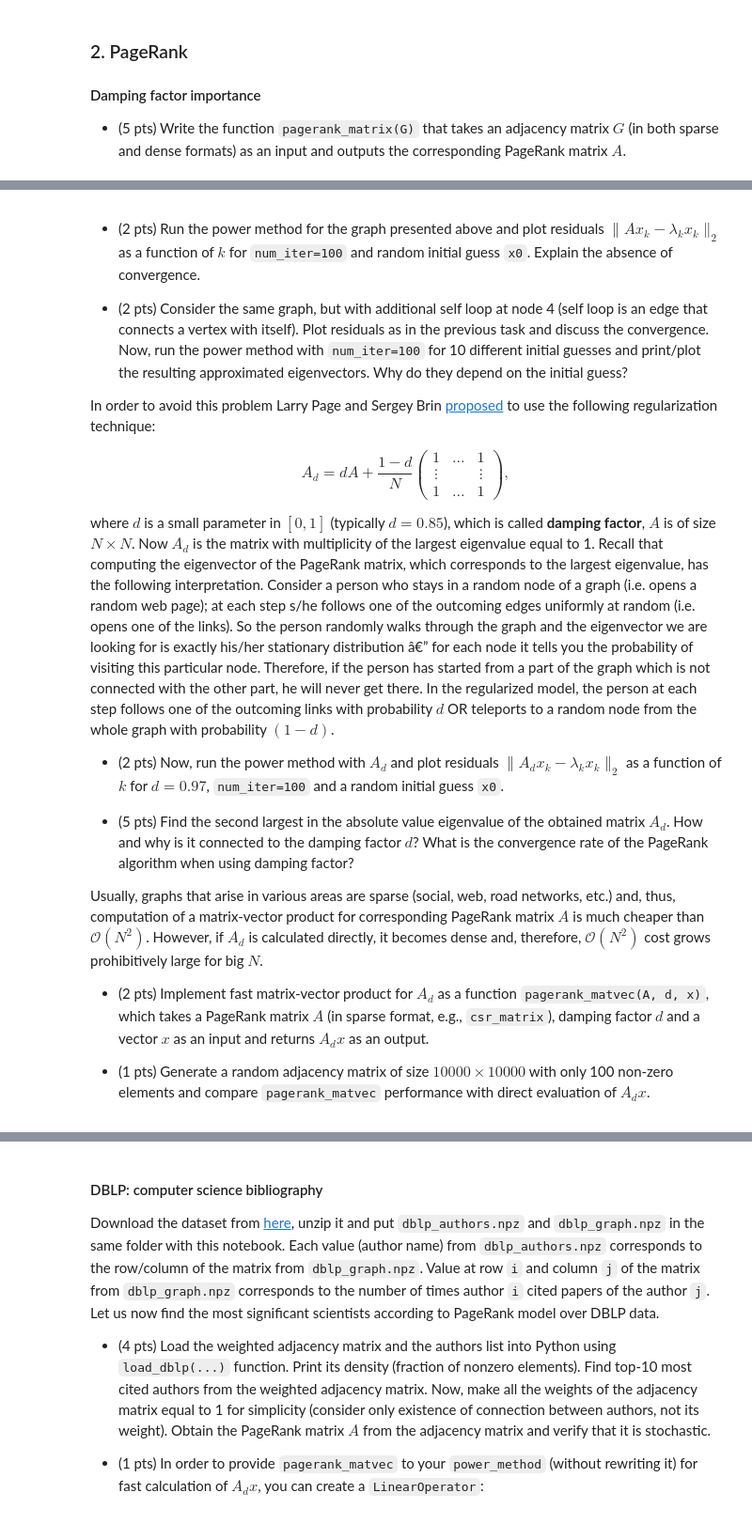
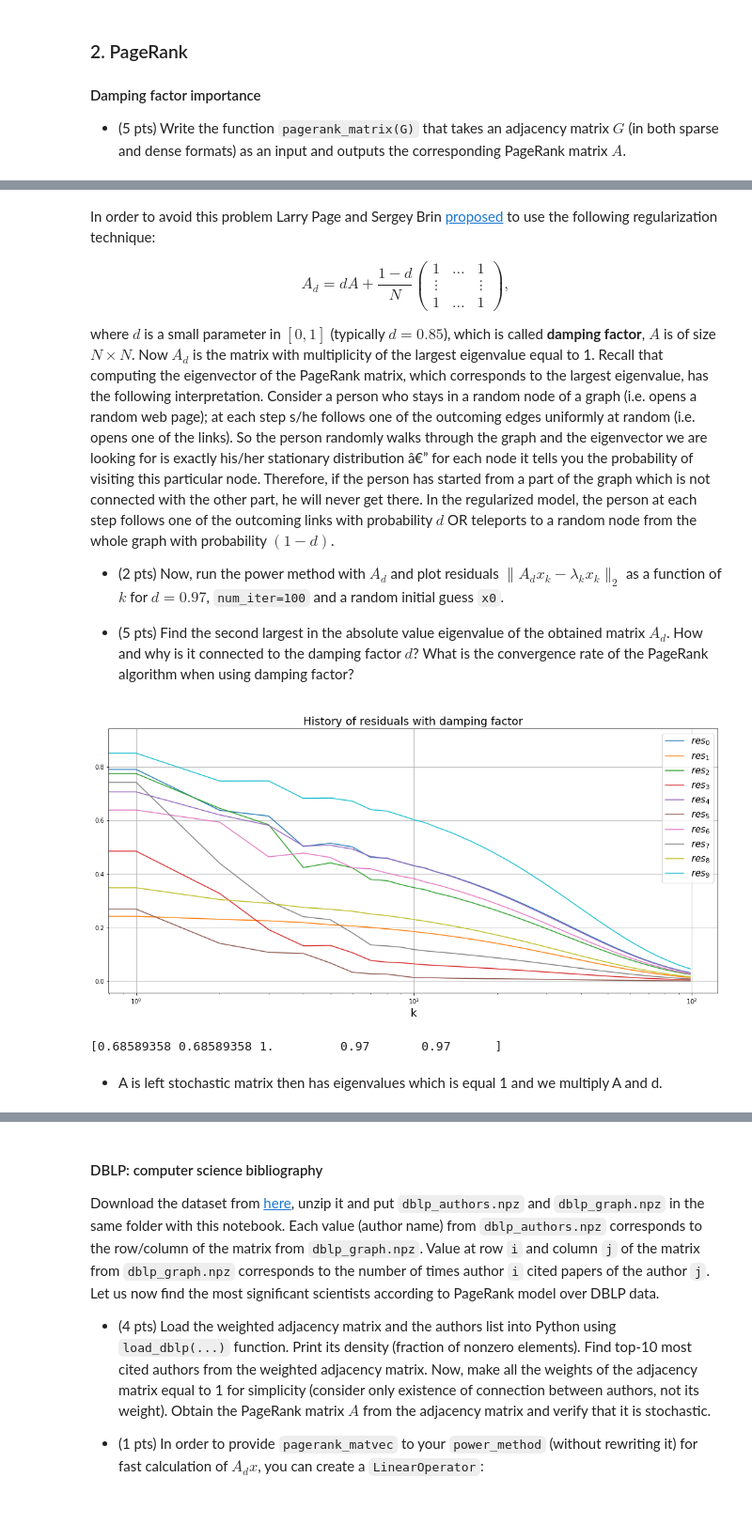
Before and after one commit to albellov/nla, a Jupyter notebook: pset2/Belov_Aleksandr_PS2.ipynb, the cells around one changed output, grey strips where cells are left out. Shown at 94% size. Saved outputs shown, nothing was run; the diff lists cells and outputs as text; code cells hidden in the pictures.

````diff
--- a/pset2/Belov_Aleksandr_PS2.ipynb
+++ b/pset2/Belov_Aleksandr_PS2.ipynb
@@ -1283,10 +1427,4 @@ def power_method(A, x0, num_iter): # 5 pts
 # %% [markdown]
-* (2 pts) Run the power method for the graph presented above and plot residuals $\|Ax_k - \lambda_k x_k\|_2$ as a function of $k$ for ```num_iter=100``` and random initial guess ```x0```.  Explain the absence of convergence.
-
-
-* (2 pts) Consider the same graph, but with additional self loop at node 4 (self loop is an edge that connects a vertex with itself). Plot residuals as in the previous task and discuss the convergence. Now, run the power method with ```num_iter=100``` for 10 different initial guesses and print/plot the resulting approximated eigenvectors. Why do they depend on the initial guess?
-
-
 In order to avoid this problem Larry Page and Sergey Brin [proposed](http://ilpubs.stanford.edu:8090/422/1/1999-66.pdf) to use the following regularization technique:
 
 $$
@@ -1299,10 +1437,39 @@ Recall that computing the eigenvector of the PageRank matrix, which corresponds
 * (2 pts) Now, run the power method with $A_d$ and plot residuals $\|A_d x_k - \lambda_k x_k\|_2$ as a function of $k$ for $d=0.97$, ```num_iter=100``` and a random initial guess ```x0```.
 
 * (5 pts) Find the second largest in the absolute value eigenvalue of the obtained matrix $A_d$. How and why is it connected to the damping factor $d$? What is the convergence rate of the PageRank algorithm when using damping factor?
-
-Usually, graphs that arise in various areas are sparse (social, web, road networks, etc.) and, thus, computation of a matrix-vector product for corresponding PageRank matrix $A$ is much cheaper than $\mathcal{O}(N^2)$. However, if $A_d$ is calculated directly, it becomes dense and, therefore, $\mathcal{O}(N^2)$ cost grows prohibitively large for  big $N$.
-
-
-* (2 pts) Implement fast matrix-vector product for $A_d$ as a function ```pagerank_matvec(A, d, x)```, which takes a PageRank matrix $A$ (in sparse format, e.g., ```csr_matrix```), damping factor $d$ and a vector $x$ as an input and returns $A_dx$ as an output.
-
-* (1 pts) Generate a random adjacency matrix of size $10000 \times 10000$ with only 100 non-zero elements and compare ```pagerank_matvec``` performance with direct evaluation of $A_dx$.
+# %%
+d = 0.97
+num_iter = 100
+N = A.shape[0]
+
+Ad = d*A + (1-d)/N * np.ones(A.shape)
+
+iters = 10
+residuals = []
+
+for _ in range(iters):
+    num_iter = 100
+    x0 = np.random.rand(Ad.shape[0])
+    v, l, res = power_method(Ad, x0, num_iter)
+    residuals.append(res)
+# %%
+plt.figure(figsize=(18, 8))
+for i, res in enumerate(residuals):
+    plt.plot(res, label=fr'$res_{i}$')
+
+plt.grid()
+plt.legend(loc='best', fontsize=15)
+plt.xlabel('k', fontsize=18)
+plt.title('History of residuals with damping factor', fontsize=18)
+plt.xscale('log')
+plt.show()
+# %% [output]
+[figure, added]
+# %%
+Ad_eigs = LA.eigvals(Ad)
+Ad_eigs_abs = np.abs(Ad_eigs)
+print(Ad_eigs_abs)
+# %% [output]
+[0.68589358 0.68589358 1.         0.97       0.97      ]
+# %% [markdown]
+- A is left stochastic matrix then has eigenvalues which is equal 1 and we multiply A and d.
````
Also changed, not shown: parts of 46 cells of this notebook.
